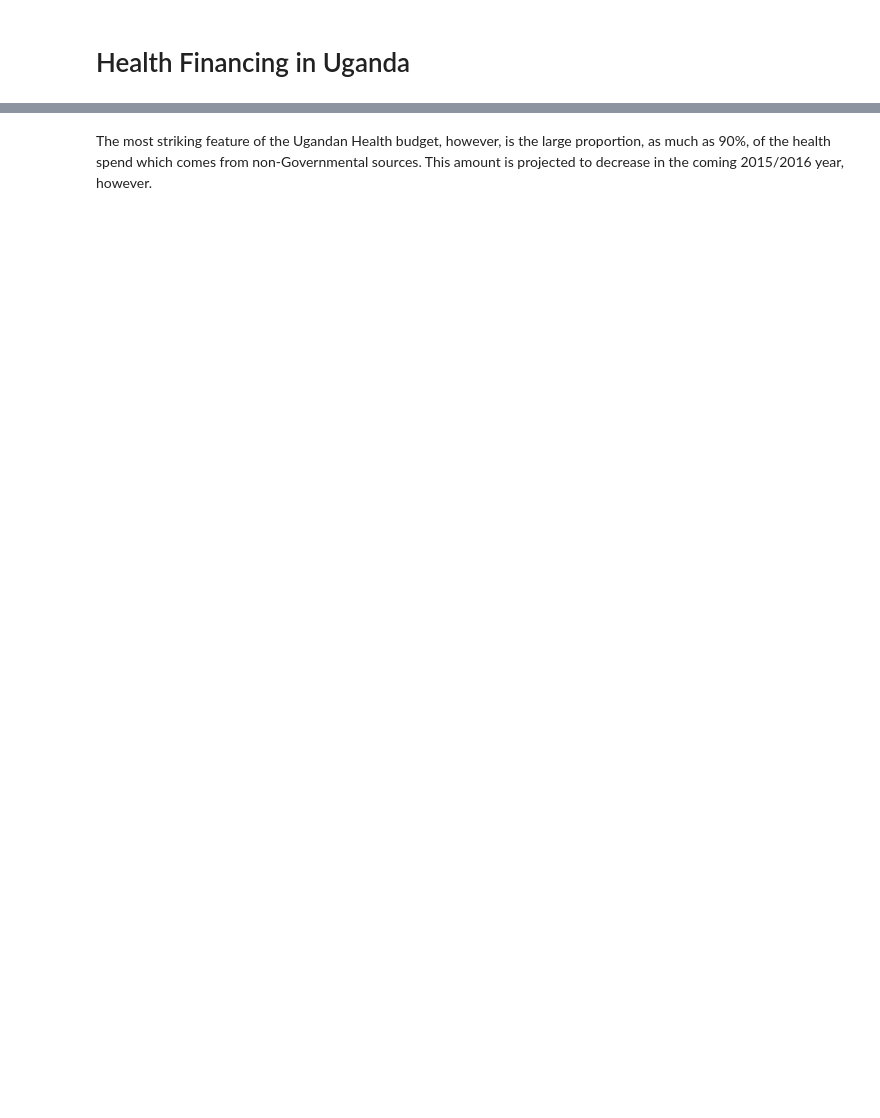
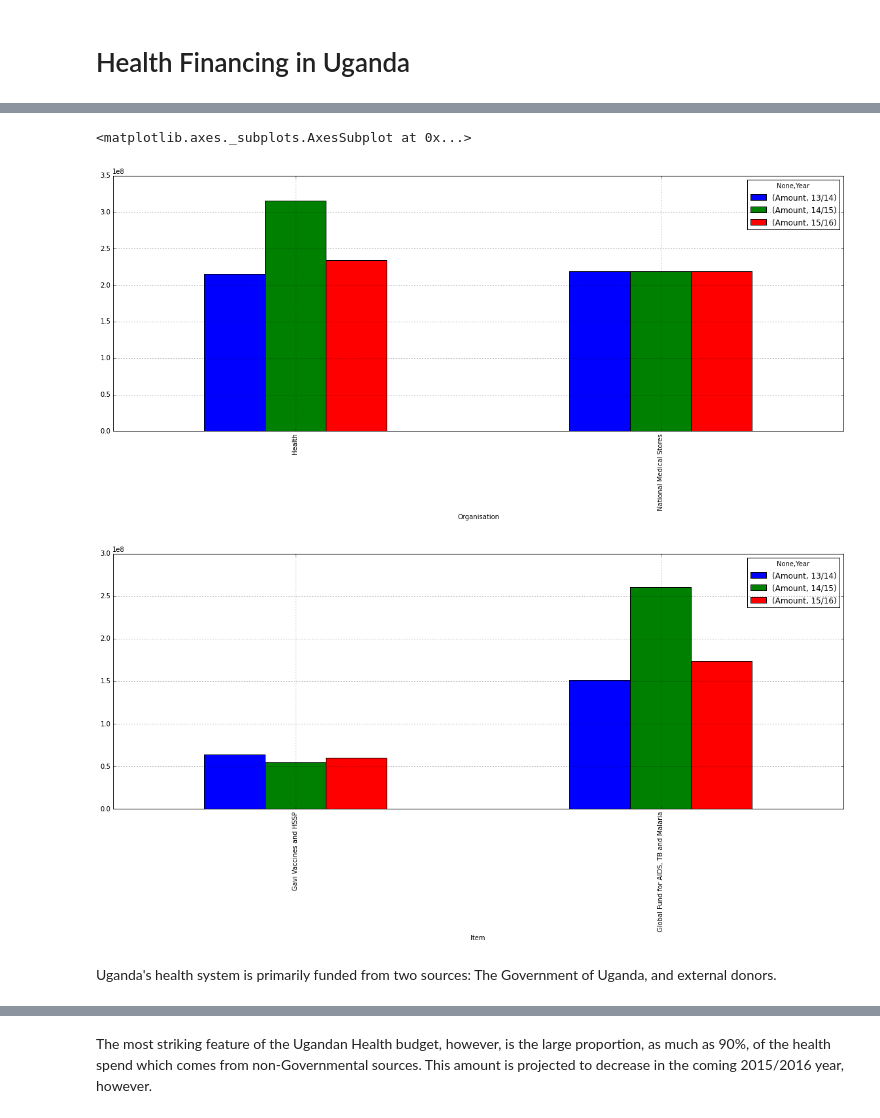
Before and after one commit to forsakendaemon/uganda, a Jupyter notebook: Uganda Health Financing.ipynb, the cells around one changed output, grey strips where cells are left out. Saved outputs shown, nothing was run; the diff lists cells and outputs as text; code cells hidden in the pictures; blank space fills up the shorter version.

```diff
--- a/Uganda Health Financing.ipynb
+++ b/Uganda Health Financing.ipynb
@@ -22,0 +49,9 @@ In most sectors, the majority of funding comes from external funding, mostly fro
+# %%
+health_budget[health_budget['Function'] == "Pharmaceutical and Medical Supplies"].groupby(['Organisation','Year']).aggregate(np.sum).unstack().fillna(0).plot(kind="bar", figsize=(20,7))
+health_budget[(health_budget['Function'] == "Pharmaceutical and Medical Supplies") & (health_budget['Organisation'] != "National Medical Stores")].groupby(['Item','Year']).aggregate(np.sum).unstack().fillna(0).plot(kind="bar", figsize=(20,7))
+# %% [output]
+<matplotlib.axes._subplots.AxesSubplot at 0x...>
+[figure, added]
+[figure, added]
+# %% [markdown]
+Uganda's health system is primarily funded from two sources: The Government of Uganda, and external donors.
```
Also changed, not shown: parts of 14 cells of this notebook.
